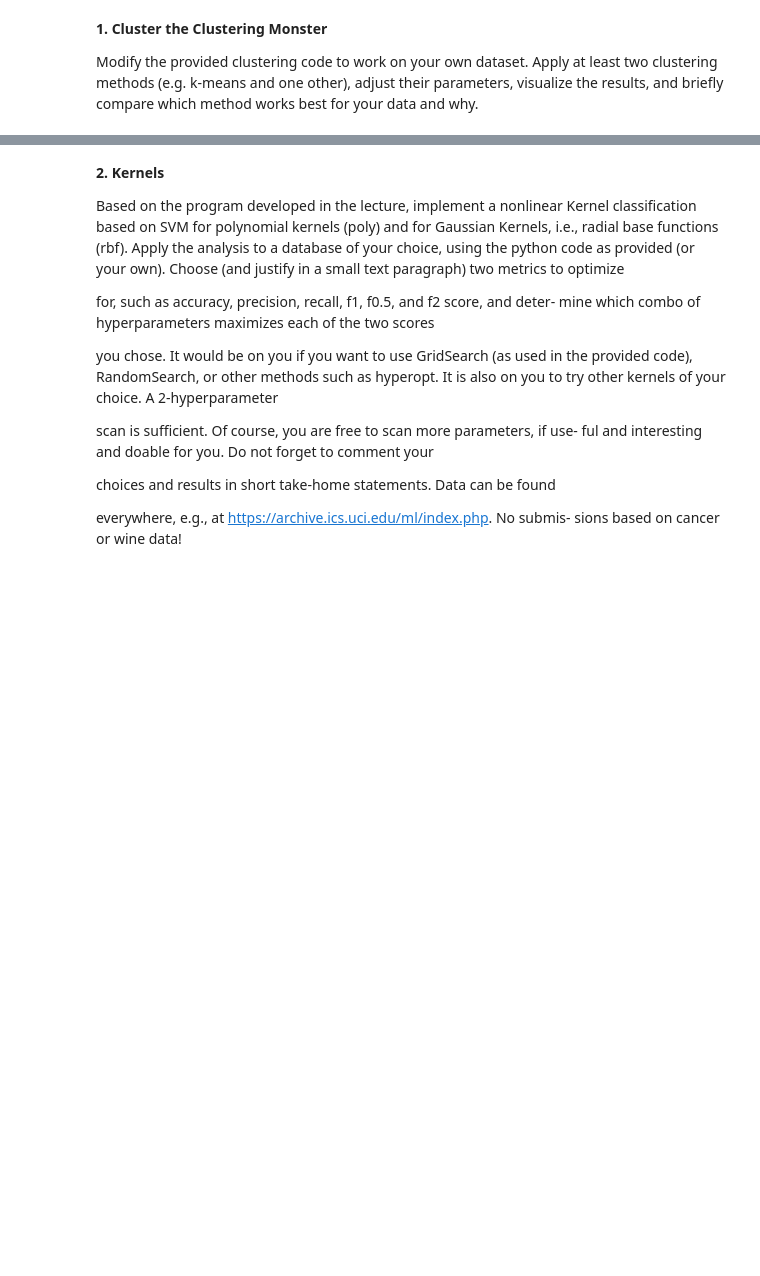
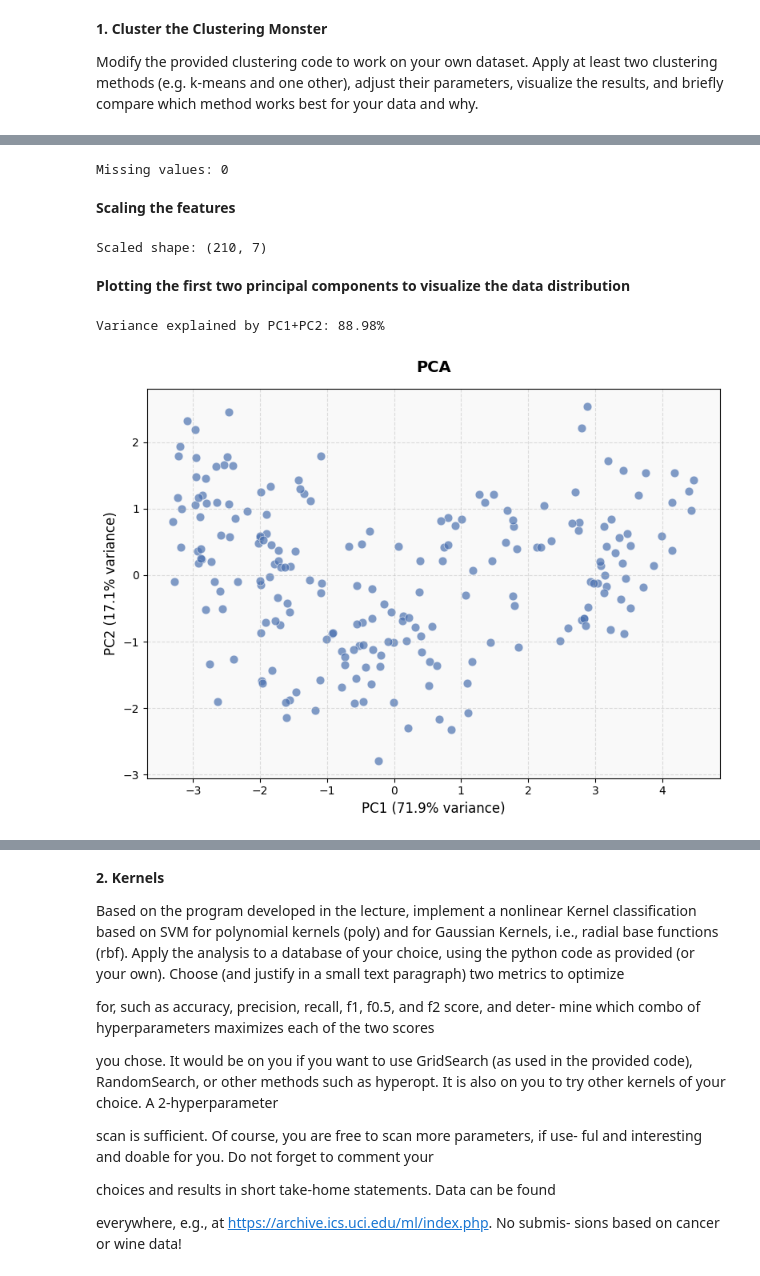
Before and after one commit to Shravani018/ml_2_group1, a Jupyter notebook: Assignment2/ML2_Group1_Assignment2.ipynb, the cells around one changed output, grey strips where cells are left out. Drawn from its saved outputs; the diff is of its cells as text; code cells hidden in the pictures; blank space fills up the shorter version.

```diff
--- a/Assignment2/ML2_Group1_Assignment2.ipynb
+++ b/Assignment2/ML2_Group1_Assignment2.ipynb
@@ -15,0 +34,9 @@ best for your data and why.
+# %%
+col_names = ['area', 'perimeter', 'compactness', 'length_kernel',
+             'width_kernel', 'asymmetry_coeff', 'length_groove', 'target']
+df = pd.read_csv('data/seeds_dataset.txt', sep='\s+', header=None, names=col_names)
+y_true = df['target']
+X_raw = df.drop(columns=['target'])
+print("Shape:", X_raw.shape)
+print("Classes:", y_true.unique())
+X_raw.head()
@@ -15,0 +52,32 @@ best for your data and why.
+# %%
+print("Missing values:", X_raw.isnull().sum().sum())
+# %% [output]
+Missing values: 0
+# %% [markdown]
+**Scaling the features**
+# %%
+scaler = StandardScaler()
+X = scaler.fit_transform(X_raw)
+print("Scaled shape:", X.shape)
+# %% [output]
+Scaled shape: (210, 7)
+# %% [markdown]
+**Plotting the first two principal components to visualize the data distribution**
+# %%
+pca = PCA(n_components=2)
+X_pca = pca.fit_transform(X)
+var_explained = pca.explained_variance_ratio_.sum()
+print(f"Variance explained by PC1+PC2: {var_explained:.2%}")
+fig, ax = plt.subplots(figsize=(8, 6))
+ax.scatter(X_pca[:, 0], X_pca[:, 1], s=60, alpha=0.7,
+           color='#4C72B0', edgecolors='white', linewidths=0.5)
+ax.set_title('PCA', fontsize=14, fontweight='bold', pad=15)
+ax.set_xlabel(f'PC1 ({pca.explained_variance_ratio_[0]:.1%} variance)', fontsize=12)
+ax.set_ylabel(f'PC2 ({pca.explained_variance_ratio_[1]:.1%} variance)', fontsize=12)
+ax.grid(True, linestyle='--', alpha=0.4)
+ax.set_facecolor('#f9f9f9')
+fig.tight_layout()
+plt.show()
+# %% [output]
+Variance explained by PC1+PC2: 88.98%
+[figure, added]
```
Also changed, not shown: parts of 25 cells of this notebook, 1 other file.
